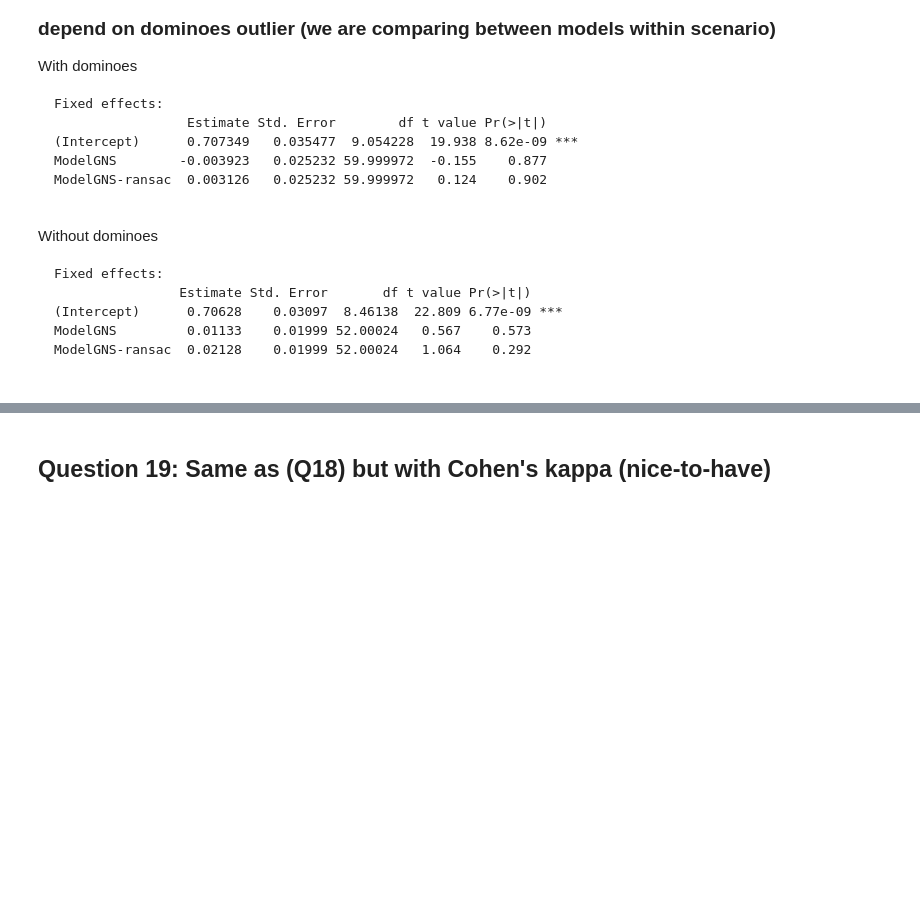
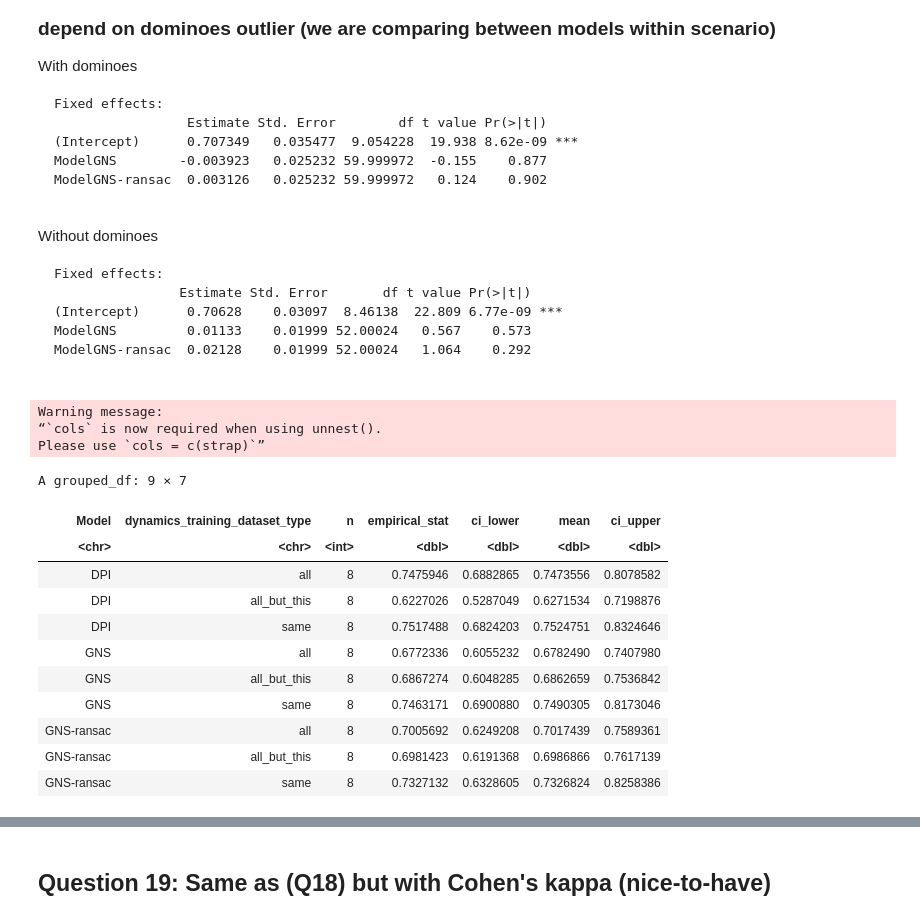
Before and after one commit to cogtoolslab/physics-benchmarking-neurips2021, a Jupyter notebook: analysis/inference_human_model_behavior.ipynb, the cells around one changed output, grey strips where cells are left out. Drawn from its saved outputs; the diff is of its cells as text; code cells hidden in the pictures; blank space fills up the shorter version.

Commit message:
push latest stats

````diff
--- a/analysis/inference_human_model_behavior.ipynb
+++ b/analysis/inference_human_model_behavior.ipynb
@@ -1010,3 +1043,25 @@ ModelGNS         0.01133    0.01999 52.00024   0.567    0.573
 ModelGNS-ransac  0.02128    0.01999 52.00024   1.064    0.292
 
 ```
+# %%
+Q18b %>%
+    select(Model, scenario, dynamics_training_dataset_type, readout_type, model_correct) %>%
+    group_by(Model, dynamics_training_dataset_type) %>%
+    tidyboot_mean(model_correct)
+#     summarise(mean(model_correct))
+# %% [output]
+Warning message:
+“`cols` is now required when using unnest().
+Please use `cols = c(strap)`”
+A grouped_df: 9 × 7
+| Model | dynamics_training_dataset_type | n | empirical_stat | ci_lower | mean | ci_upper |
+| <chr> | <chr> | <int> | <dbl> | <dbl> | <dbl> | <dbl> |
+| DPI | all | 8 | 0.7475946 | 0.6882865 | 0.7473556 | 0.8078582 |
+| DPI | all_but_this | 8 | 0.6227026 | 0.5287049 | 0.6271534 | 0.7198876 |
+| DPI | same | 8 | 0.7517488 | 0.6824203 | 0.7524751 | 0.8324646 |
+| GNS | all | 8 | 0.6772336 | 0.6055232 | 0.6782490 | 0.7407980 |
+| GNS | all_but_this | 8 | 0.6867274 | 0.6048285 | 0.6862659 | 0.7536842 |
+| GNS | same | 8 | 0.7463171 | 0.6900880 | 0.7490305 | 0.8173046 |
+| GNS-ransac | all | 8 | 0.7005692 | 0.6249208 | 0.7017439 | 0.7589361 |
+| GNS-ransac | all_but_this | 8 | 0.6981423 | 0.6191368 | 0.6986866 | 0.7617139 |
+| GNS-ransac | same | 8 | 0.7327132 | 0.6328605 | 0.7326824 | 0.8258386 |
````
Also changed, not shown: parts of 36 cells of this notebook, 1 other file.
